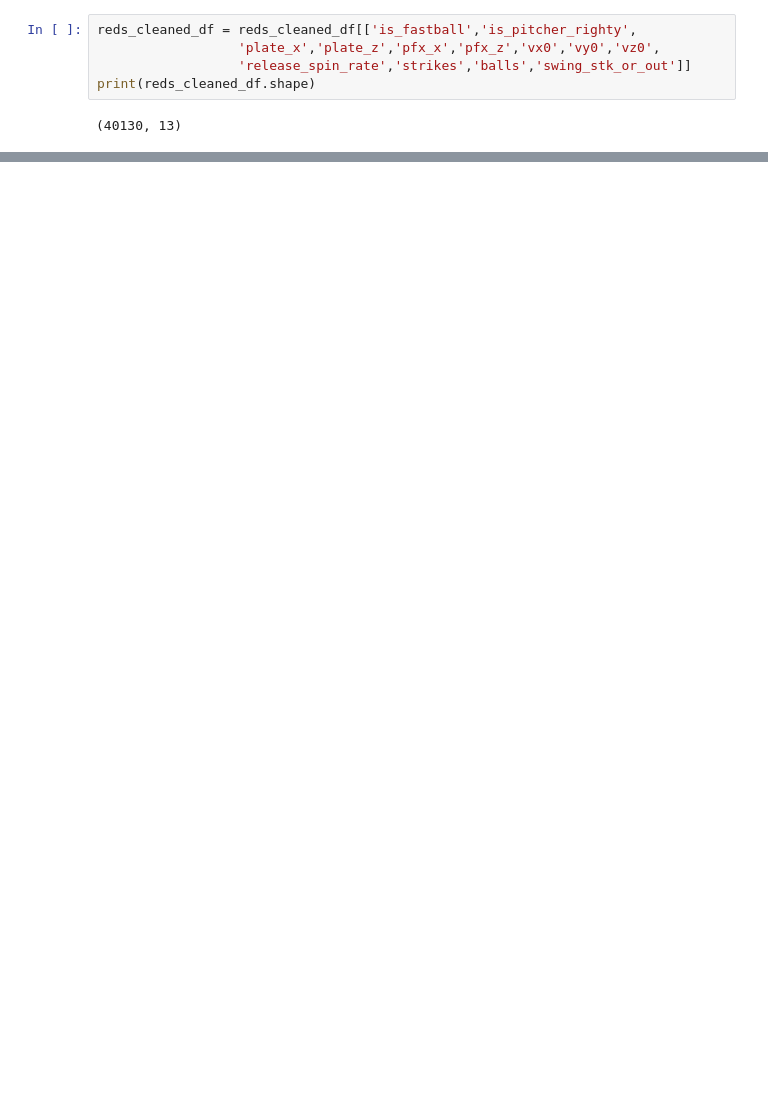
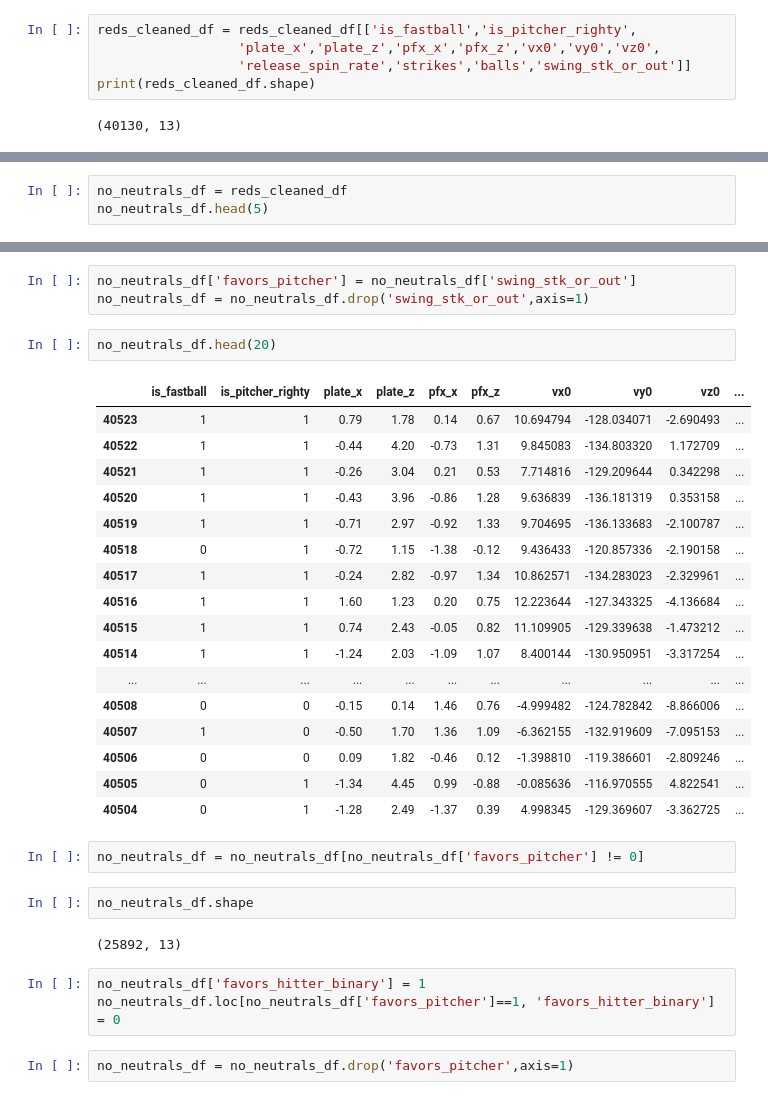
Before and after one commit to ewehmueller/pitch-analysis, a Jupyter notebook: pitch-classification.ipynb, the cells around one changed output, grey strips where cells are left out. Saved outputs shown, nothing was run; the diff lists cells and outputs as text; blank space fills up the shorter version.

```diff
--- a/pitch-classification.ipynb
+++ b/pitch-classification.ipynb
@@ -755,0 +832,3 @@ reds_cleaned_df.head(30)
+# %%
+no_neutrals_df = reds_cleaned_df
+no_neutrals_df.head(5)
@@ -755,0 +842,34 @@ reds_cleaned_df.head(30)
+# %%
+no_neutrals_df['favors_pitcher'] = no_neutrals_df['swing_stk_or_out']
+no_neutrals_df = no_neutrals_df.drop('swing_stk_or_out',axis=1)
+# %%
+no_neutrals_df.head(20)
+# %% [output]
+|  | is_fastball | is_pitcher_righty | plate_x | plate_z | pfx_x | pfx_z | vx0 | vy0 | vz0 | ... |
+| 40523 | 1 | 1 | 0.79 | 1.78 | 0.14 | 0.67 | 10.694794 | -128.034071 | -2.690493 | ... |
+| 40522 | 1 | 1 | -0.44 | 4.20 | -0.73 | 1.31 | 9.845083 | -134.803320 | 1.172709 | ... |
+| 40521 | 1 | 1 | -0.26 | 3.04 | 0.21 | 0.53 | 7.714816 | -129.209644 | 0.342298 | ... |
+| 40520 | 1 | 1 | -0.43 | 3.96 | -0.86 | 1.28 | 9.636839 | -136.181319 | 0.353158 | ... |
+| 40519 | 1 | 1 | -0.71 | 2.97 | -0.92 | 1.33 | 9.704695 | -136.133683 | -2.100787 | ... |
+| 40518 | 0 | 1 | -0.72 | 1.15 | -1.38 | -0.12 | 9.436433 | -120.857336 | -2.190158 | ... |
+| 40517 | 1 | 1 | -0.24 | 2.82 | -0.97 | 1.34 | 10.862571 | -134.283023 | -2.329961 | ... |
+| 40516 | 1 | 1 | 1.60 | 1.23 | 0.20 | 0.75 | 12.223644 | -127.343325 | -4.136684 | ... |
+| 40515 | 1 | 1 | 0.74 | 2.43 | -0.05 | 0.82 | 11.109905 | -129.339638 | -1.473212 | ... |
+| 40514 | 1 | 1 | -1.24 | 2.03 | -1.09 | 1.07 | 8.400144 | -130.950951 | -3.317254 | ... |
+| ... | ... | ... | ... | ... | ... | ... | ... | ... | ... | ... |
+| 40508 | 0 | 0 | -0.15 | 0.14 | 1.46 | 0.76 | -4.999482 | -124.782842 | -8.866006 | ... |
+| 40507 | 1 | 0 | -0.50 | 1.70 | 1.36 | 1.09 | -6.362155 | -132.919609 | -7.095153 | ... |
+| 40506 | 0 | 0 | 0.09 | 1.82 | -0.46 | 0.12 | -1.398810 | -119.386601 | -2.809246 | ... |
+| 40505 | 0 | 1 | -1.34 | 4.45 | 0.99 | -0.88 | -0.085636 | -116.970555 | 4.822541 | ... |
+| 40504 | 0 | 1 | -1.28 | 2.49 | -1.37 | 0.39 | 4.998345 | -129.369607 | -3.362725 | ... |
+# %%
+no_neutrals_df = no_neutrals_df[no_neutrals_df['favors_pitcher'] != 0]
+# %%
+no_neutrals_df.shape
+# %% [output]
+(25892, 13)
+# %%
+no_neutrals_df['favors_hitter_binary'] = 1
+no_neutrals_df.loc[no_neutrals_df['favors_pitcher']==1, 'favors_hitter_binary'] = 0
+# %%
+no_neutrals_df = no_neutrals_df.drop('favors_pitcher',axis=1)
```
Also changed, not shown: parts of 27 cells of this notebook.
